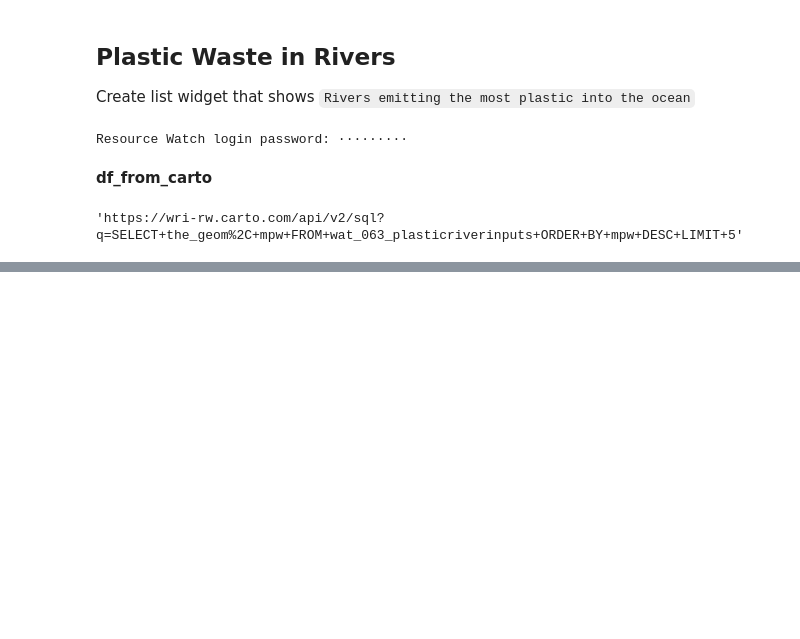
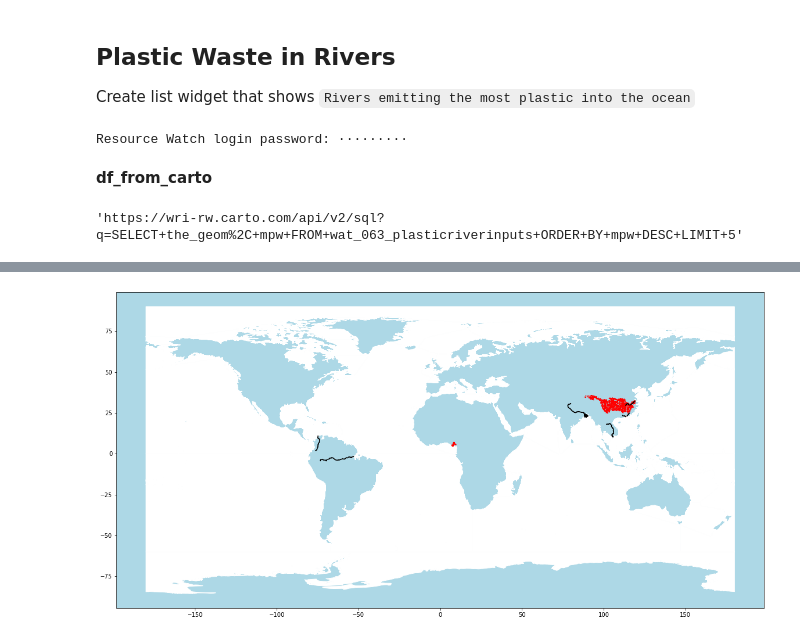
Before and after one commit to Vizzuality/earth-dashboard-data, a Jupyter notebook: processing/Oceans.ipynb, the cells around one changed output, grey strips where cells are left out. Drawn from its saved outputs; the diff is of its cells as text; code cells hidden in the pictures; blank space fills up the shorter version.

Commit message:
Top 20 polluting rivers

```diff
--- a/processing/Oceans.ipynb
+++ b/processing/Oceans.ipynb
@@ -427,0 +432,4 @@ plt.show()
+# %%
+rivers_20 = rivers[rivers['name'].isin(['Yangtze', 'Ganges', 'Xi', 'Huangpu', 'Cross', 'Brantas', 'Amazonas',
+                           'Pasig', 'Irrawaddy', 'Solo', 'Mekong', 'Imo', 'Dong', 'Serayu', 'Magdalena',
+                           'Tamsui', 'Zhujiang', 'Hanjiang', 'Progo', 'Kwa Ibo'])]
@@ -427,0 +455,2 @@ plt.show()
+# %%
+rivers_world = gpd.read_file('../data/rivers_world_47950/rivers_world_47950.shp')
@@ -427,0 +459,4 @@ plt.show()
+# %%
+cross = rivers_world[rivers_world['SUB_NAME'].isin(['Cross 1', 'Cross 2', 'Cross 3'])]
+#cross = cross.set_crs("EPSG:8857", allow_override=True)
+cross.crs
@@ -427,0 +479,4 @@ plt.show()
+# %%
+yangtze = rivers_world[rivers_world['MAJ_NAME'].str.contains('Yangtze')]
+#yangtze = yangtze.set_crs("EPSG:8857", allow_override=True)
+yangtze.crs
@@ -427,0 +497,11 @@ plt.show()
+# %%
+fig, ax = plt.subplots(figsize=(20,10))
+seas.plot(ax=ax,color='white',edgecolor='white')
+yangtze.plot(ax=ax, color='r')
+rivers_20.plot(ax=ax, color='k')
+cross.plot(ax=ax, color='r')
+ax.set_aspect('equal')
+ax.set_facecolor('lightblue')
+plt.show()
+# %% [output]
+[figure, added]
```
Also changed, not shown: parts of 13 cells of this notebook.
